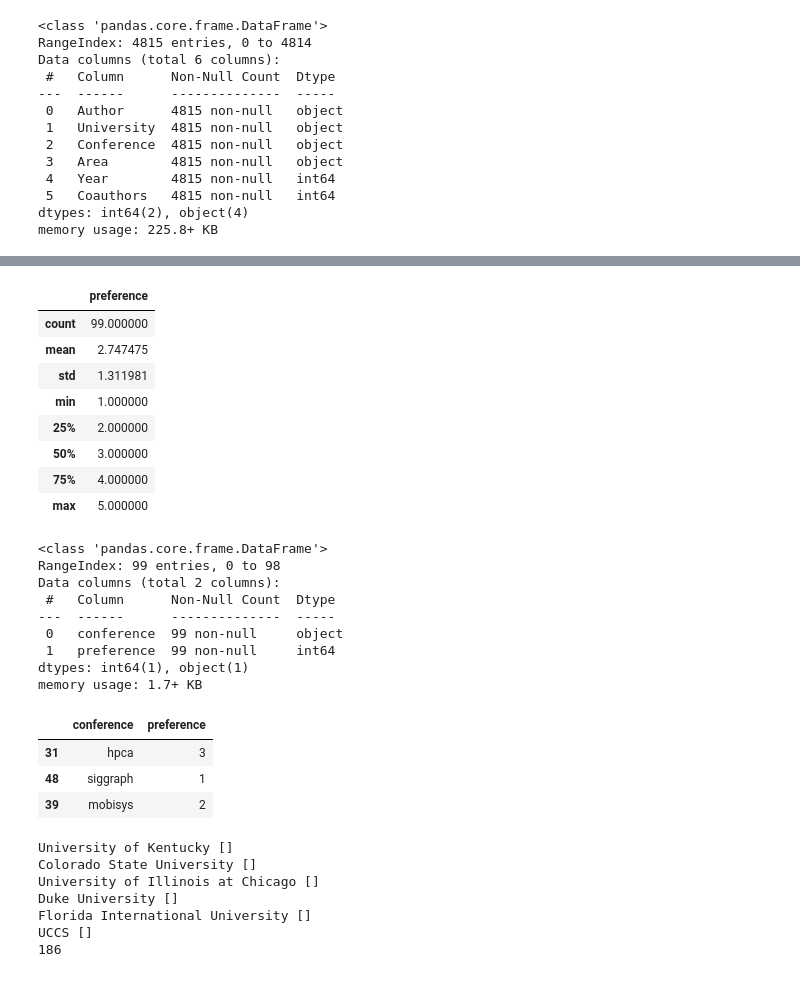
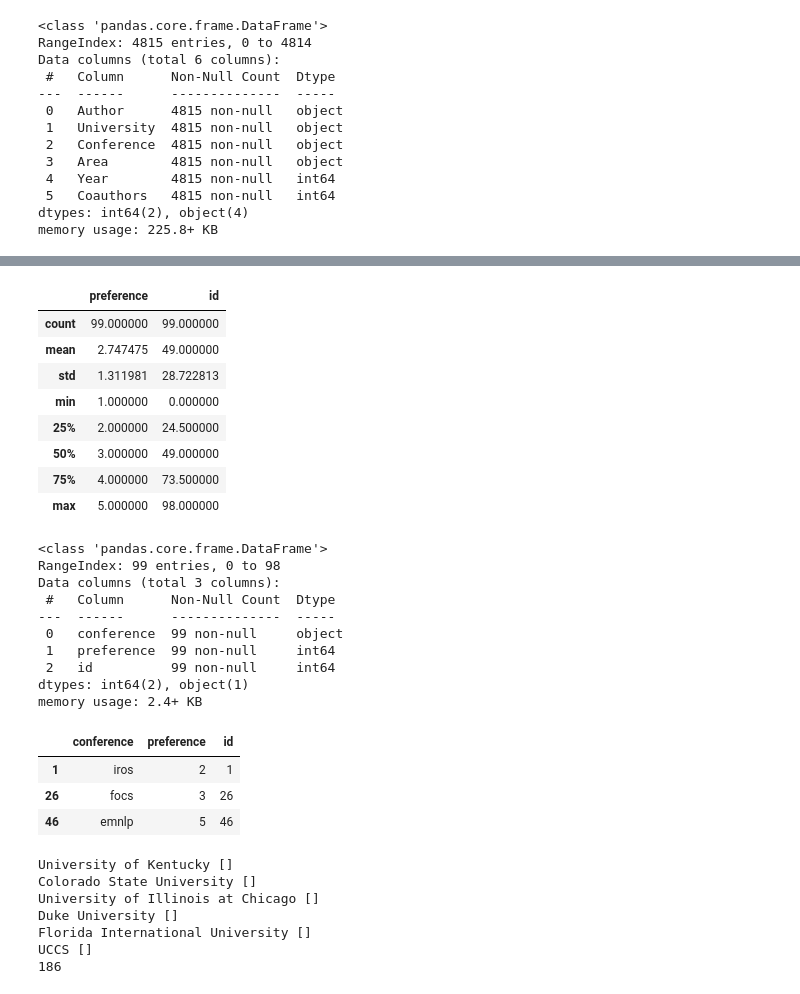
Before and after one commit to sachiniyer/my_college_rankings, a Jupyter notebook: main.ipynb, the cells around one changed output, grey strips where cells are left out. Drawn from its saved outputs; the diff is of its cells as text; code cells hidden in the pictures.

```diff
--- a/main.ipynb
+++ b/main.ipynb
@@ -185,34 +186,36 @@ dfbestpaper.sample(3)
 # %%
 dfpreference = pd.read_csv("data/preferences.csv")
+dfpreference["id"] = range(len(dfpreference))
 dfpreference.describe()
 # %% [output]
-|  | preference |
-| count | 99.000000 |
-| mean | 2.747475 |
-| std | 1.311981 |
-| min | 1.000000 |
-| 25% | 2.000000 |
-| 50% | 3.000000 |
-| 75% | 4.000000 |
-| max | 5.000000 |
+|  | preference | id |
+| count | 99.000000 | 99.000000 |
+| mean | 2.747475 | 49.000000 |
+| std | 1.311981 | 28.722813 |
+| min | 1.000000 | 0.000000 |
+| 25% | 2.000000 | 24.500000 |
+| 50% | 3.000000 | 49.000000 |
+| 75% | 4.000000 | 73.500000 |
+| max | 5.000000 | 98.000000 |
 # %%
 dfpreference.info()
 # %% [output]
 <class 'pandas.core.frame.DataFrame'>
 RangeIndex: 99 entries, 0 to 98
-Data columns (total 2 columns):
+Data columns (total 3 columns):
  #   Column      Non-Null Count  Dtype
 ---  ------      --------------  -----
  0   conference  99 non-null     object
  1   preference  99 non-null     int64
-dtypes: int64(1), object(1)
-memory usage: 1.7+ KB
+ 2   id          99 non-null     int64
+dtypes: int64(2), object(1)
+memory usage: 2.4+ KB
 # %%
 dfpreference.sample(3)
 # %% [output]
-|  | conference | preference |
-| 31 | hpca | 3 |
-| 48 | siggraph | 1 |
-| 39 | mobisys | 2 |
+|  | conference | preference | id |
+| 1 | iros | 2 | 1 |
+| 26 | focs | 3 | 26 |
+| 46 | emnlp | 5 | 46 |
 # %%
 university_alias = {}
```
Also changed, not shown: parts of 57 cells of this notebook.
